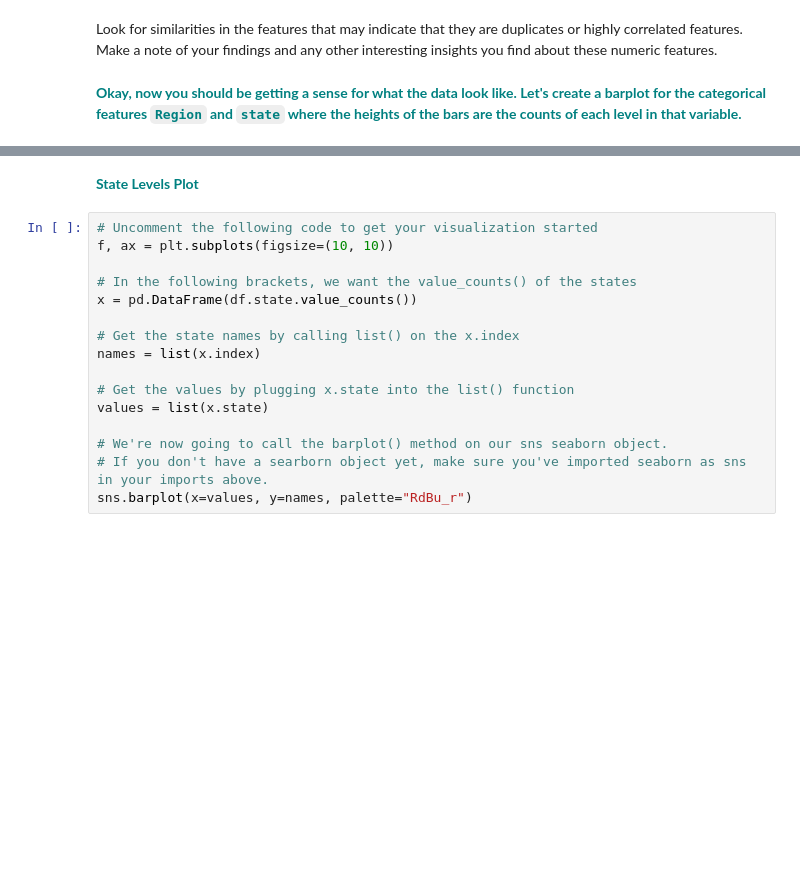
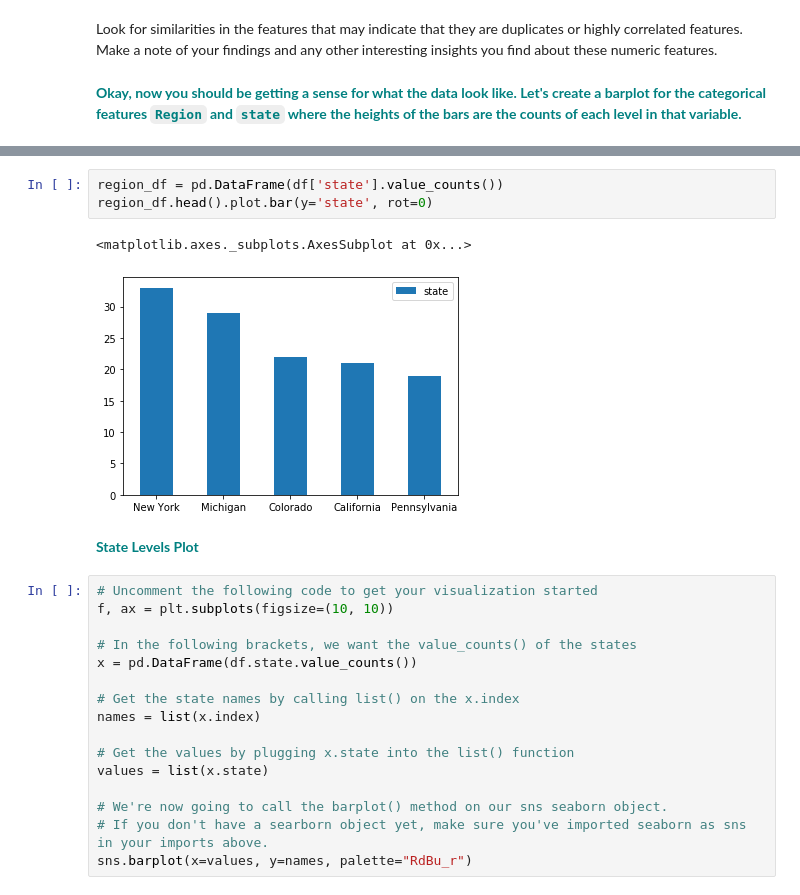
Before and after one commit to grizabella07/GuidedCapstone, a Jupyter notebook: Notebook_stepthree.ipynb, the cells around one changed output, grey strips where cells are left out. Cells and saved outputs as stored; diff of their text form; blank space fills up the shorter version.

```diff
--- a/Notebook_stepthree.ipynb
+++ b/Notebook_stepthree.ipynb
@@ -126,3 +124,9 @@ Look for similarities in the features that may indicate that they are duplicates
+# %%
+region_df = pd.DataFrame(df['state'].value_counts())
+region_df.head().plot.bar(y='state', rot=0)
+# %% [output]
+<matplotlib.axes._subplots.AxesSubplot at 0x...>
+[figure, added]
 # %% [markdown]
 **<font color='teal'>State Levels Plot</font>**
 # %%
```
Also changed, not shown: parts of 5 cells of this notebook.
